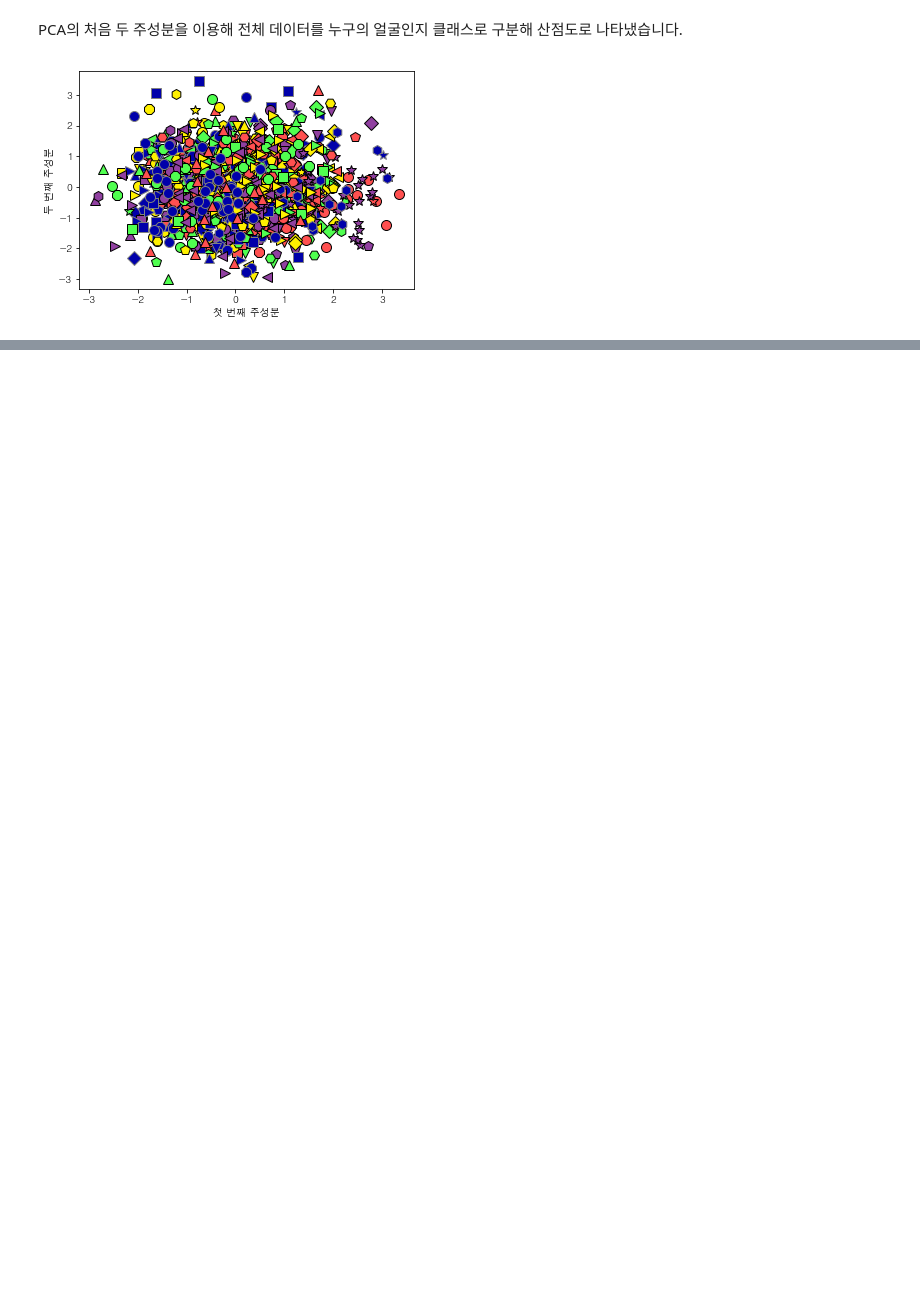
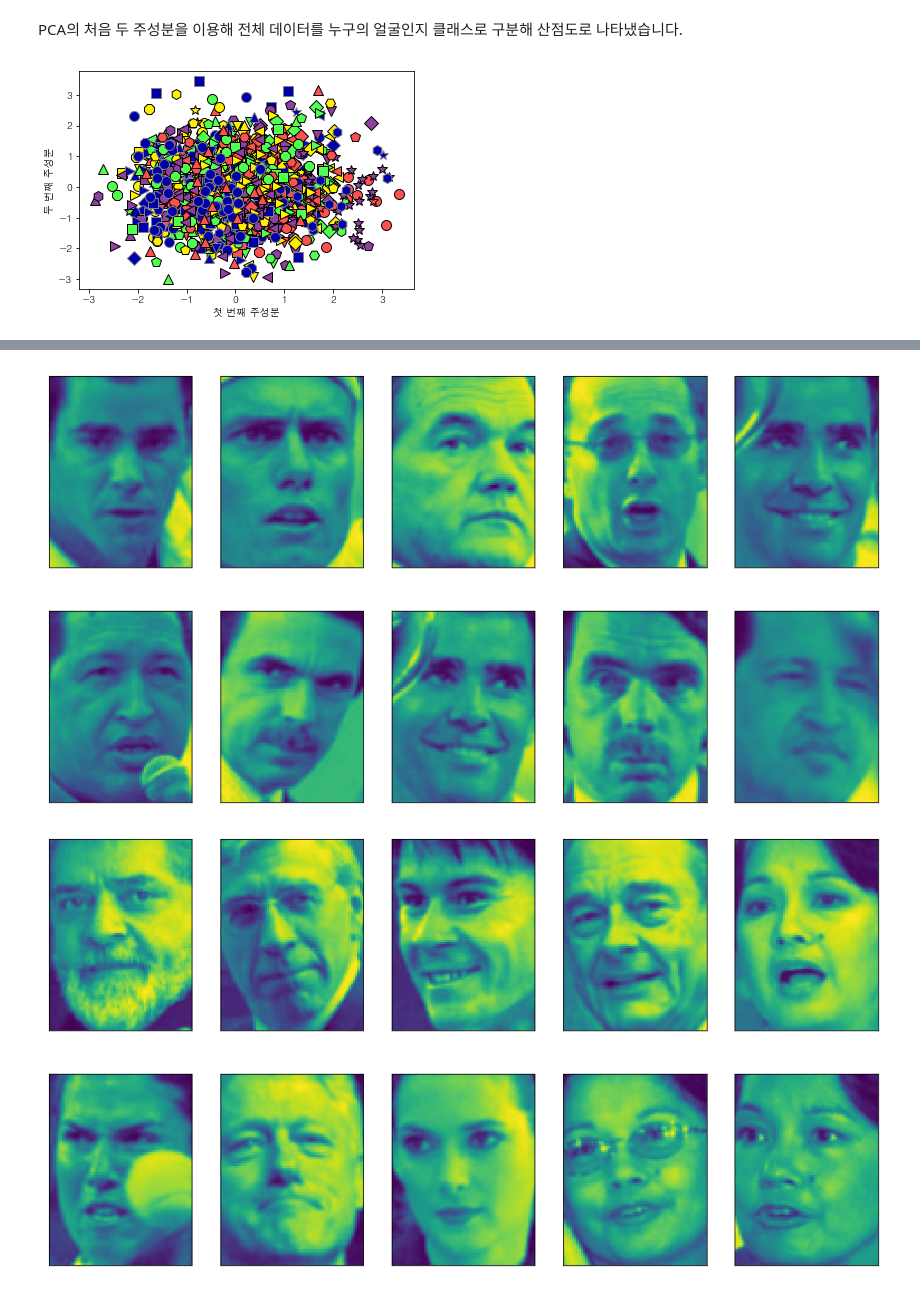
Before and after one commit to hyooo1017/Review, a Jupyter notebook: Introduction to Machine Learning with Python/3장. 비지도 학습과 데이터 전처리/3.4 차원 축소, 특성 추출, 매니폴드 학습.ipynb, the cells around one changed output, grey strips where cells are left out. Drawn from its saved outputs; the diff is of its cells as text; code cells hidden in the pictures; blank space fills up the shorter version.

```diff
--- a/Introduction to Machine Learning with Python/3장. 비지도 학습과 데이터 전처리/3.4 차원 축소, 특성 추출, 매니폴드 학습.ipynb
+++ b/Introduction to Machine Learning with Python/3장. 비지도 학습과 데이터 전처리/3.4 차원 축소, 특성 추출, 매니폴드 학습.ipynb
@@ -290,0 +348,19 @@ plt.ylabel('두 번째 주성분');
+# %%
+compn = 3
+
+# 4번째 성분으로 정렬하여 처음 10개 이미지를 출력합니다.
+inds = np.argsort(X_train_nmf[:, compn])[::-1]
+fig, axes = plt.subplots(2, 5, figsize = (15, 8), subplot_kw = {'xticks' : (), 'yticks' : ()})
+for i, (ind, ax) in enumerate(zip(inds, axes.ravel())):
+    ax.imshow(X_train[ind].reshape(image_shape))
+
+compn = 7
+
+# 8번째 성분으로 정렬하여 처음 10개 이미지를 출력합니다.
+inds = np.argsort(X_train_nmf[:, compn])[::-1]
+fig, axes = plt.subplots(2, 5, figsize = (15, 8), subplot_kw = {'xticks' : (), 'yticks' : ()})
+for i, (ind, ax) in enumerate(zip(inds, axes.ravel())):
+    ax.imshow(X_train[ind].reshape(image_shape))
+# %% [output]
+[figure, added]
+[figure, added]
```
Also changed, not shown: parts of 29 cells of this notebook, 2 other files.
